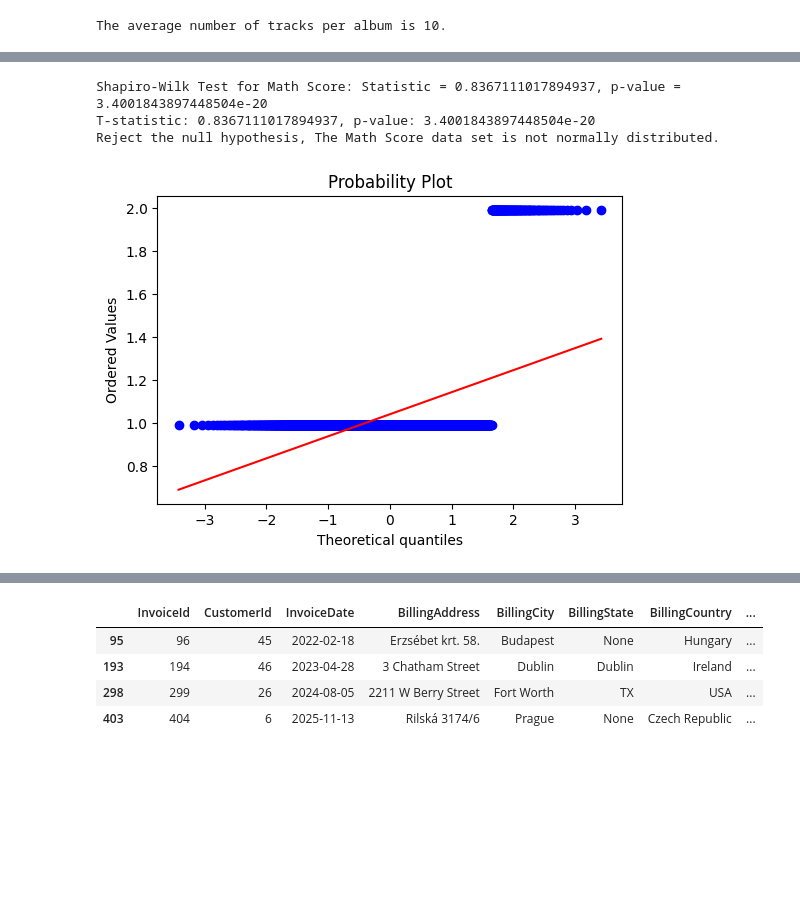
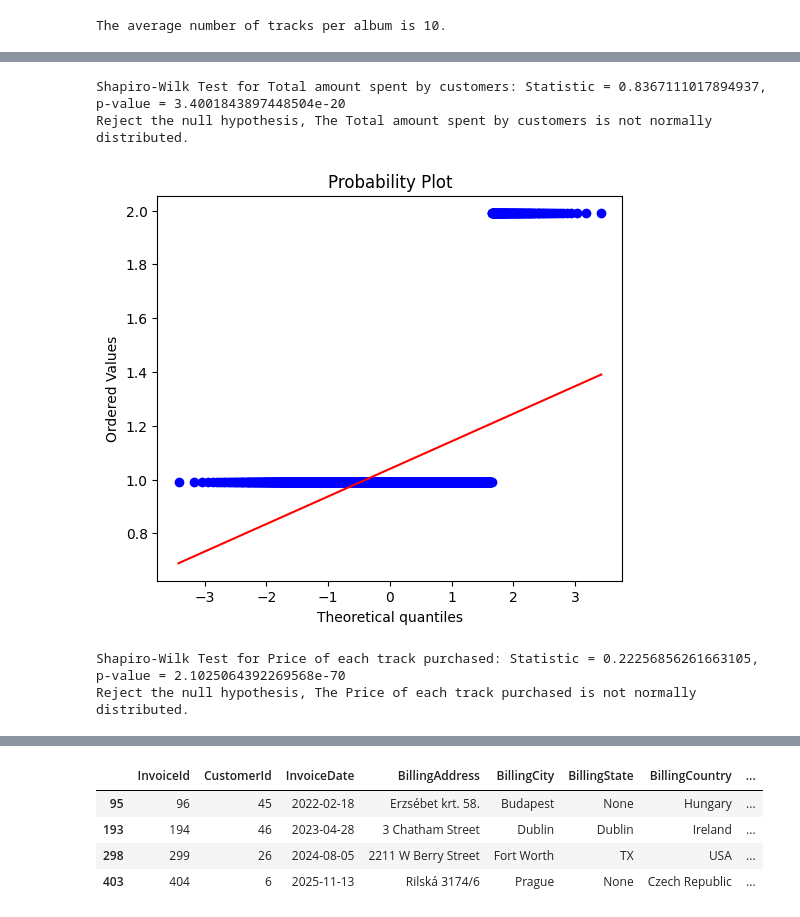
Before and after one commit to Neghfa/chinook_analysis, a Jupyter notebook: notebooks/Chinook Analysis.ipynb, the cells around one changed output, grey strips where cells are left out. Saved outputs shown, nothing was run; the diff lists cells and outputs as text; code cells hidden in the pictures; blank space fills up the shorter version.

```diff
--- a/notebooks/Chinook Analysis.ipynb
+++ b/notebooks/Chinook Analysis.ipynb
@@ -10,7 +14,7 @@ import geopandas as gpd
 # %% [markdown]
 ## 1- Connecting and loading Chinook database
 # %%
-with open('config/db_config.json', 'r') as config_file:
+with open('../db_config.json', 'r') as config_file:
     db_config = json.load(config_file)
 # %%
 conn = mysql.connector.connect(
@@ -141,32 +252,45 @@ plt.show()
 # %%
-# Shapiro-Wilk test
+# Shapiro-Wilk test for Total amount spent by customers
 
-# Null hypothesis: The Math Score data set is normally distributed.
-# Alternative hypothesis: The Math Score data set is not normally distributed.
+# Null hypothesis: The Total amount spent by customers is normally distributed.
+# Alternative hypothesis: The Total amount spent by customers is not normally distributed.
 
 
+statistic_invoice_total, p_value_invoice_total = stats.shapiro(invoice['Total'])
+print(f"Shapiro-Wilk Test for Total amount spent by customers: Statistic = {statistic_invoice_total}, p-value = {p_value_invoice_total}")
 
-statistic, p_value = stats.shapiro(invoice['Total'])
-print(f"Shapiro-Wilk Test for Math Score: Statistic = {statistic}, p-value = {p_value}")
-
-print(f"T-statistic: {statistic}, p-value: {p_value}")
-
-# Interpretation
 alpha = 0.05
-if p_value < alpha:
-    print("Reject the null hypothesis, The Math Score data set is not normally distributed.")
+if p_value_invoice_total < alpha:
+    print("Reject the null hypothesis, The Total amount spent by customers is not normally distributed.")
 else:
     print("Fail to reject the null hypothesis, indicating that the data is normally distributed.")
 # %% [output]
-Shapiro-Wilk Test for Math Score: Statistic = 0.8367111017894937, p-value = 3.4001843897448504e-20
-T-statistic: 0.8367111017894937, p-value: 3.4001843897448504e-20
-Reject the null hypothesis, The Math Score data set is not normally distributed.
+Shapiro-Wilk Test for Total amount spent by customers: Statistic = 0.8367111017894937, p-value = 3.4001843897448504e-20
+Reject the null hypothesis, The Total amount spent by customers is not normally distributed.
 # %%
-# QQ plot
+# QQ plot for Price of each track purchased
 
-plt.figure(figsize=(6,4))
+plt.figure(figsize=(6,5))
 stats.probplot(invoiceLine['UnitPrice'], dist="norm", plot=plt)
 
 plt.show()
 # %% [output]
-[figure, old version]
+[figure, new version]
+# %%
+# Shapiro-Wilk test for the Price of each track purchased
+
+# Null hypothesis: The Price of each track purchased is normally distributed.
+# Alternative hypothesis: The Price of each track purchased is not normally distributed.
+
+
+statistic_invoiceline_price, p_value_invoiceline_price = stats.shapiro(invoiceLine['UnitPrice'])
+print(f"Shapiro-Wilk Test for Price of each track purchased: Statistic = {statistic_invoiceline_price}, p-value = {p_value_invoiceline_price}")
+
+alpha = 0.05
+if p_value_invoiceline_price < alpha:
+    print("Reject the null hypothesis, The Price of each track purchased is not normally distributed.")
+else:
+    print("Fail to reject the null hypothesis, indicating that the data is normally distributed.")
+# %% [output]
+Shapiro-Wilk Test for Price of each track purchased: Statistic = 0.22256856261663105, p-value = 2.1025064392269568e-70
+Reject the null hypothesis, The Price of each track purchased is not normally distributed.
```
Also changed, not shown: parts of 114 cells of this notebook.
